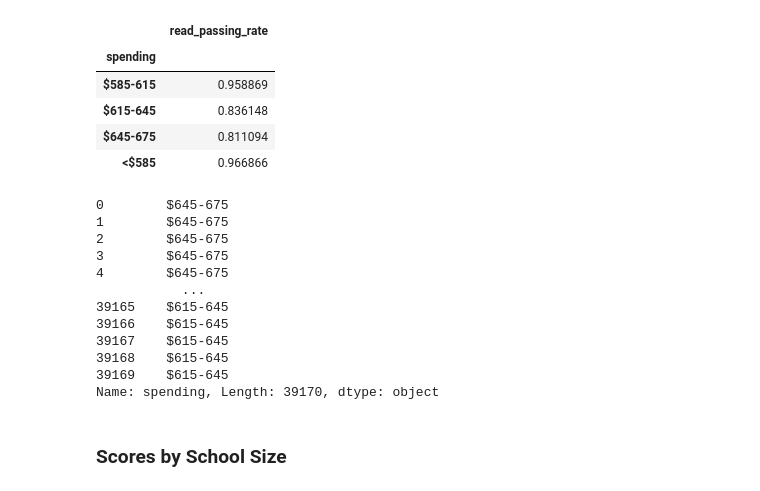
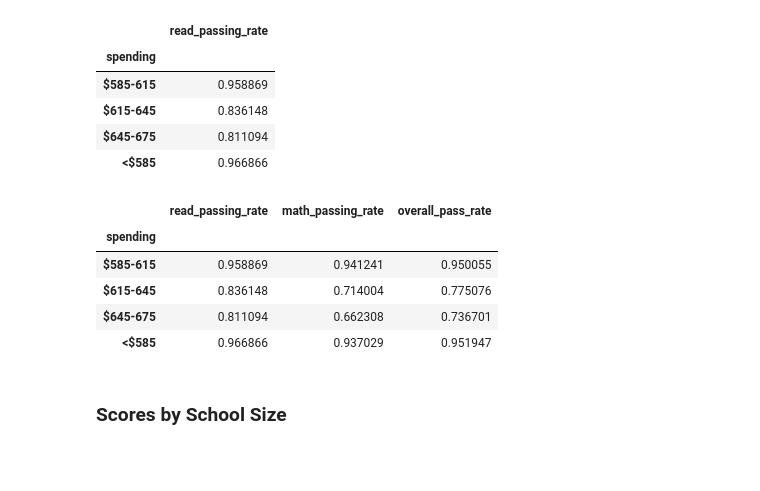
Before and after one commit to Ayang1126/Python, a Jupyter notebook: Python_Lab_Assignment.ipynb, the cells around one changed output. Drawn from its saved outputs; the diff is of its cells as text; code cells hidden in the pictures; blank space fills up the shorter version.

```diff
--- a/Python_Lab_Assignment.ipynb
+++ b/Python_Lab_Assignment.ipynb
@@ -758,21 +758,16 @@ spendingPassRater
 | <$585 | 0.966866 |
 # %%
 # Calculate the percentage overall passing rate in each spending range
-spendpassing = school_data_complete['spending']
+spendpassing = spendingPassRater.merge(spendingPassRatem, on= "spending")
+spendpassing['overall_pass_rate'] = (spendpassing['read_passing_rate'] + spendpassing['math_passing_rate'])/2
 spendpassing
 # %% [output]
-0        $645-675
-1        $645-675
-2        $645-675
-3        $645-675
-4        $645-675
-           ...
-39165    $615-645
-39166    $615-645
-39167    $615-645
-39168    $615-645
-39169    $615-645
-Name: spending, Length: 39170, dtype: object
+|  | read_passing_rate | math_passing_rate | overall_pass_rate |
+| spending |  |  |  |
+| $585-615 | 0.958869 | 0.941241 | 0.950055 |
+| $615-645 | 0.836148 | 0.714004 | 0.775076 |
+| $645-675 | 0.811094 | 0.662308 | 0.736701 |
+| <$585 | 0.966866 | 0.937029 | 0.951947 |
 # %% [markdown]
 ### Scores by School Size
 # %% [markdown]
```
Also changed, not shown: parts of 14 cells of this notebook.
